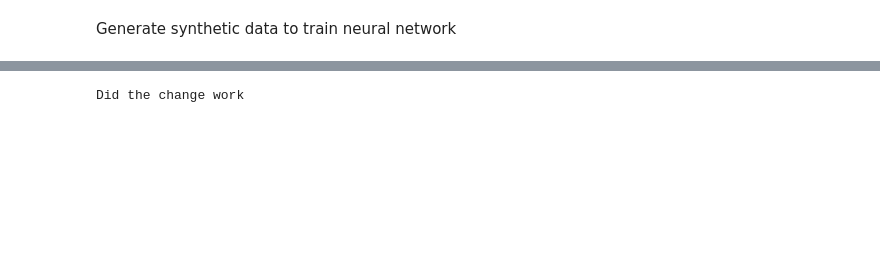
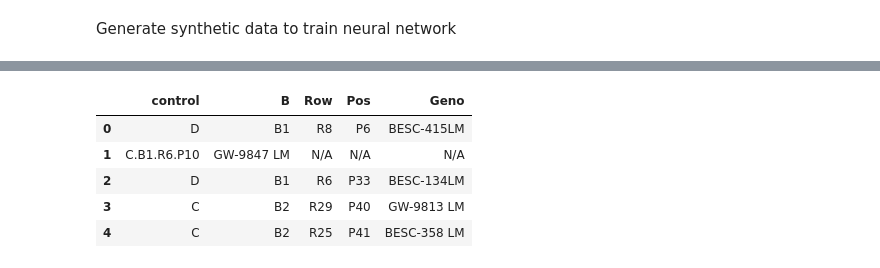
Before and after one commit to vivaansinghvi07/smoky-mountain-data-comp, a Jupyter notebook: main.ipynb, the cells around one changed output, grey strips where cells are left out. Cells and saved outputs as stored; diff of their text form; code cells hidden in the pictures; blank space fills up the shorter version.

Commit message:
First success at text into df

```diff
--- a/main.ipynb
+++ b/main.ipynb
@@ -171 +175,8 @@ for image in cropped_images:
 ... (6 outputs left out)
+# %%
+texts = []
+for i in textImg:
+    for v in i:
+        for c in v:
+            texts.append(c[-1])
+print(texts)
@@ -171,0 +185,7 @@ for image in cropped_images:
+# %%
+real_text = []
+for i in texts:
+    for j in i:
+        if isinstance(j,str):
+            real_text.append(j)
+print(real_text)
@@ -171,0 +194,3 @@ for image in cropped_images:
+# %%
+arrayOftext = np.array(real_text)
+print(arrayOftext)
@@ -171,0 +201,24 @@ for image in cropped_images:
+# %%
+import pandas as pd
+arrayOftext.reshape(-1,1)
+df = pd.DataFrame(columns = ['control','B','Row','Pos','Geno'] )
+lst = []
+for i in arrayOftext:
+    if ',' in i:
+        listOfi = i.split(',')
+        while len(listOfi) != 5:
+            listOfi.append("N/A")
+        lst.append(listOfi)
+
+        print(listOfi)
+    else:
+        listOfi = i.split('.')
+        while len(listOfi) != 5:
+            listOfi.append("N/A")
+        lst.append(listOfi)
+
+        print(listOfi)
+df_extended = pd.DataFrame(lst,columns = ['control','B','Row','Pos','Geno'])
+
+for col in df_extended:
+    df[col] = df_extended[col]
@@ -172,3 +234,12 @@ for image in cropped_images:
+# %%
+df.head()
+# %% [output]
+|  | control | B | Row | Pos | Geno |
+| 0 | D | B1 | R8 | P6 | BESC-415LM |
+| 1 | C.B1.R6.P10 | GW-9847 LM | N/A | N/A | N/A |
+| 2 | D | B1 | R6 | P33 | BESC-134LM |
+| 3 | C | B2 | R29 | P40 | GW-9813 LM |
+| 4 | C | B2 | R25 | P41 | BESC-358 LM |
 # %%
 EXAMPLE_DATA = [
     {
@@ -205,7 +276,3 @@ def make_sheet(data, excel_file):
     wb.save(excel_file)
 
 make_sheet(EXAMPLE_DATA, 'a.xlsx')
-# %%
-print("Did the change work")
-# %% [output]
-Did the change work
```
Also changed, not shown: parts of 9 cells of this notebook, 1 other file.
